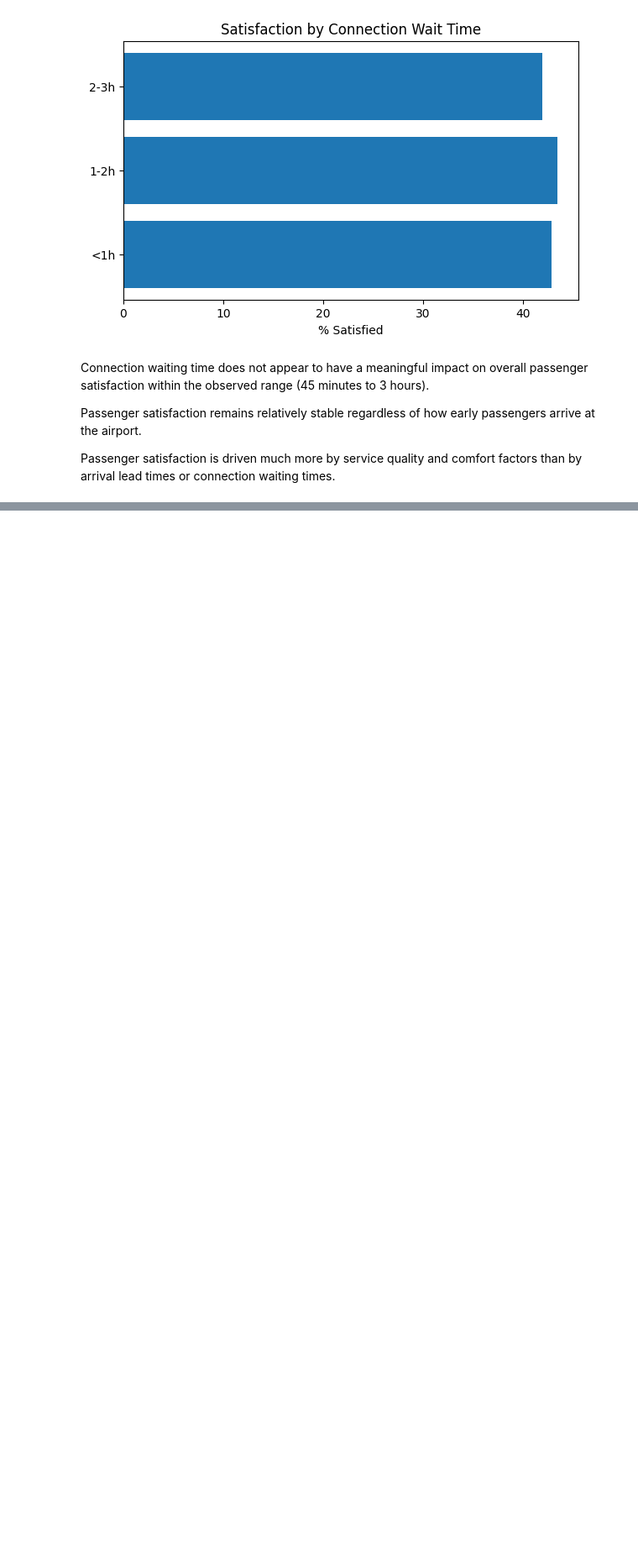
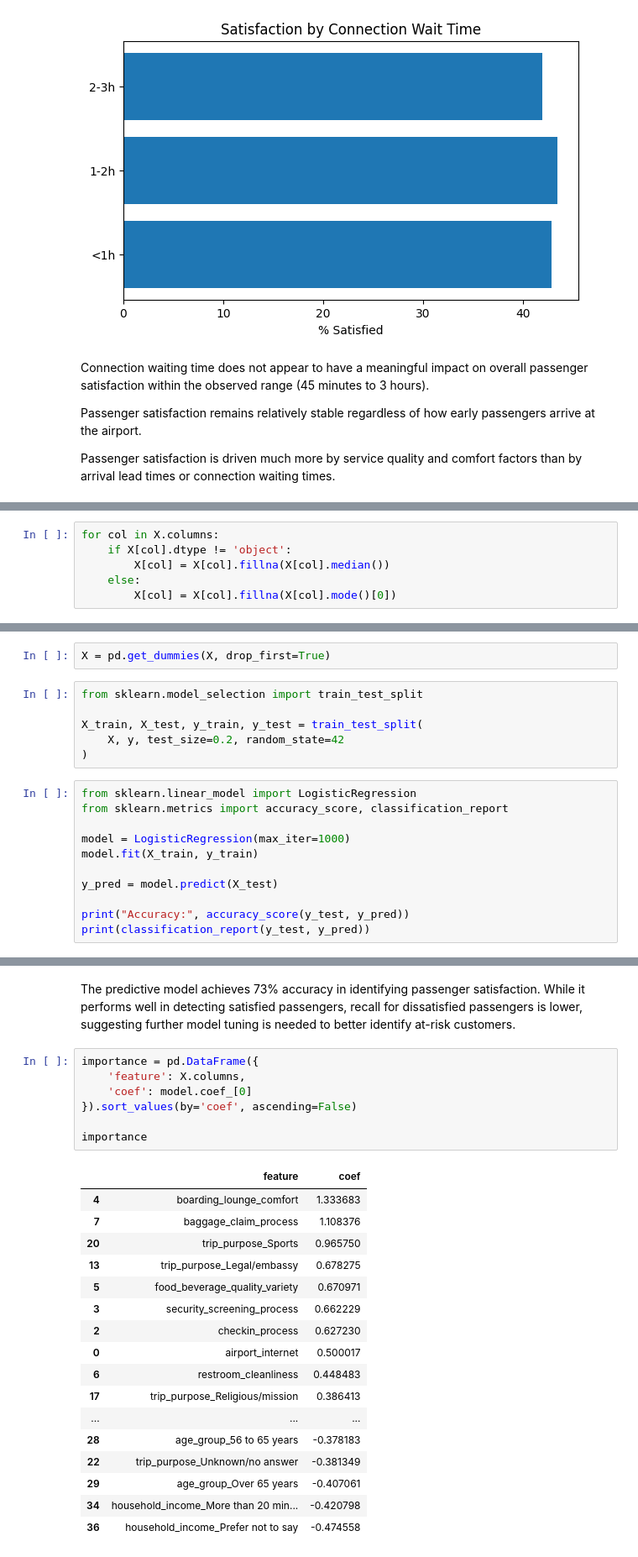
Before and after one commit to beldjilalibouchraa/Passenger-Satisfaction-Analytics-Project, a Jupyter notebook: Passengers analysis jupyter project.ipynb, the cells around one changed output, grey strips where cells are left out. Shown at 84% size. Saved outputs shown, nothing was run; the diff lists cells and outputs as text; blank space fills up the shorter version.

```diff
--- a/Passengers analysis jupyter project.ipynb
+++ b/Passengers analysis jupyter project.ipynb
@@ -537,0 +756,6 @@ Passenger satisfaction is driven much more by service quality and comfort factor
+# %%
+for col in X.columns:
+    if X[col].dtype != 'object':
+        X[col] = X[col].fillna(X[col].median())
+    else:
+        X[col] = X[col].fillna(X[col].mode()[0])
@@ -537,0 +780,19 @@ Passenger satisfaction is driven much more by service quality and comfort factor
+# %%
+X = pd.get_dummies(X, drop_first=True)
+# %%
+from sklearn.model_selection import train_test_split
+
+X_train, X_test, y_train, y_test = train_test_split(
+    X, y, test_size=0.2, random_state=42
+)
+# %%
+from sklearn.linear_model import LogisticRegression
+from sklearn.metrics import accuracy_score, classification_report
+
+model = LogisticRegression(max_iter=1000)
+model.fit(X_train, y_train)
+
+y_pred = model.predict(X_test)
+
+print("Accuracy:", accuracy_score(y_test, y_pred))
+print(classification_report(y_test, y_pred))
@@ -537,0 +809,27 @@ Passenger satisfaction is driven much more by service quality and comfort factor
+# %% [markdown]
+The predictive model achieves 73% accuracy in identifying passenger satisfaction. While it performs well in detecting satisfied passengers, recall for dissatisfied passengers is lower, suggesting further model tuning is needed to better identify at-risk customers.
+# %%
+importance = pd.DataFrame({
+    'feature': X.columns,
+    'coef': model.coef_[0]
+}).sort_values(by='coef', ascending=False)
+
+importance
+# %% [output]
+|  | feature | coef |
+| 4 | boarding_lounge_comfort | 1.333683 |
+| 7 | baggage_claim_process | 1.108376 |
+| 20 | trip_purpose_Sports | 0.965750 |
+| 13 | trip_purpose_Legal/embassy | 0.678275 |
+| 5 | food_beverage_quality_variety | 0.670971 |
+| 3 | security_screening_process | 0.662229 |
+| 2 | checkin_process | 0.627230 |
+| 0 | airport_internet | 0.500017 |
+| 6 | restroom_cleanliness | 0.448483 |
+| 17 | trip_purpose_Religious/mission | 0.386413 |
+| ... | ... | ... |
+| 28 | age_group_56 to 65 years | -0.378183 |
+| 22 | trip_purpose_Unknown/no answer | -0.381349 |
+| 29 | age_group_Over 65 years | -0.407061 |
+| 34 | household_income_More than 20 min... | -0.420798 |
+| 36 | household_income_Prefer not to say | -0.474558 |
```
Also changed, not shown: parts of 20 cells of this notebook.
